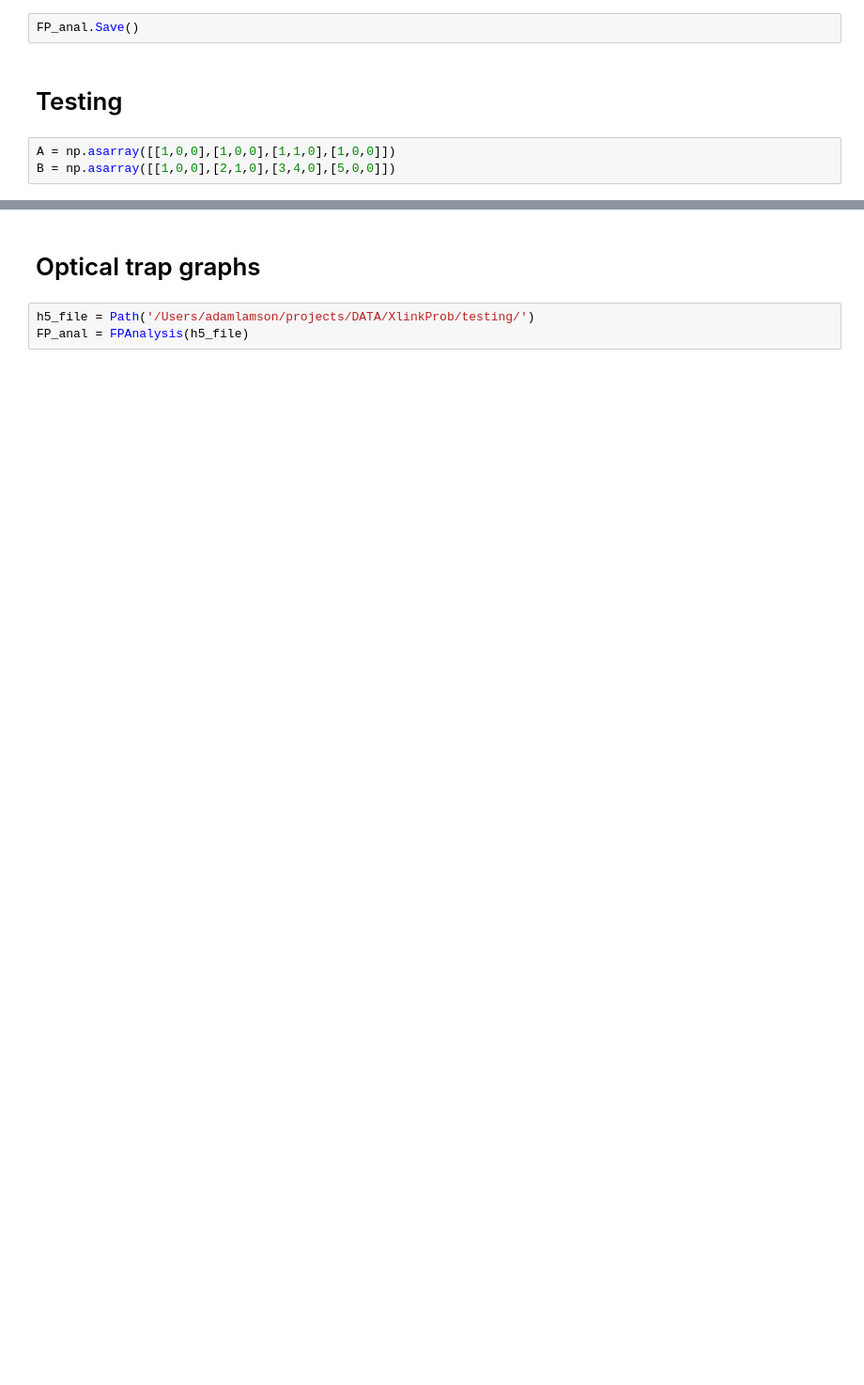
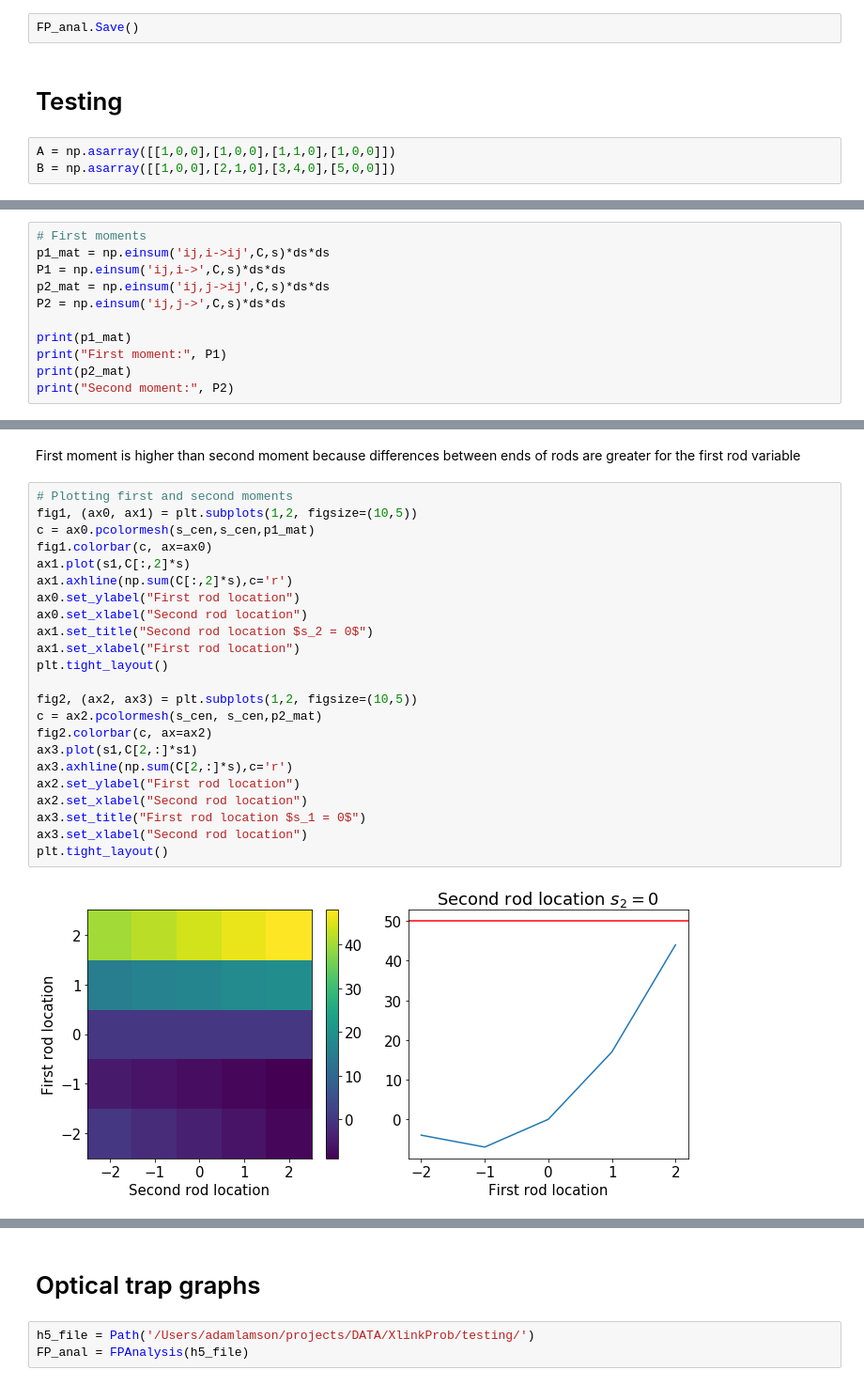
Before and after one commit to lamsoa729/FoXlink, a Jupyter notebook: notebooks/FP_graph_prototypes.ipynb, the cells around one changed output, grey strips where cells are left out. Shown at 94% size. Saved outputs shown, nothing was run; the diff lists cells and outputs as text; blank space fills up the shorter version.

```diff
--- a/notebooks/FP_graph_prototypes.ipynb
+++ b/notebooks/FP_graph_prototypes.ipynb
@@ -206,0 +225,11 @@ print(np.einsum('ij,ij->i', A, B))
+# %%
+# First moments
+p1_mat = np.einsum('ij,i->ij',C,s)*ds*ds
+P1 = np.einsum('ij,i->',C,s)*ds*ds
+p2_mat = np.einsum('ij,j->ij',C,s)*ds*ds
+P2 = np.einsum('ij,j->',C,s)*ds*ds
+
+print(p1_mat)
+print("First moment:", P1)
+print(p2_mat)
+print("Second moment:", P2)
@@ -206,0 +249,27 @@ print(np.einsum('ij,ij->i', A, B))
+# %% [markdown]
+First moment is higher than second moment because differences between ends of rods are greater for the first rod variable
+# %%
+# Plotting first and second moments
+fig1, (ax0, ax1) = plt.subplots(1,2, figsize=(10,5))
+c = ax0.pcolormesh(s_cen,s_cen,p1_mat)
+fig1.colorbar(c, ax=ax0)
+ax1.plot(s1,C[:,2]*s)
+ax1.axhline(np.sum(C[:,2]*s),c='r')
+ax0.set_ylabel("First rod location")
+ax0.set_xlabel("Second rod location")
+ax1.set_title("Second rod location $s_2 = 0$")
+ax1.set_xlabel("First rod location")
+plt.tight_layout()
+
+fig2, (ax2, ax3) = plt.subplots(1,2, figsize=(10,5))
+c = ax2.pcolormesh(s_cen, s_cen,p2_mat)
+fig2.colorbar(c, ax=ax2)
+ax3.plot(s1,C[2,:]*s1)
+ax3.axhline(np.sum(C[2,:]*s),c='r')
+ax2.set_ylabel("First rod location")
+ax2.set_xlabel("Second rod location")
+ax3.set_title("First rod location $s_1 = 0$")
+ax3.set_xlabel("Second rod location")
+plt.tight_layout()
+# %% [output]
+[figure, added]
```
Also changed, not shown: parts of 14 cells of this notebook, 11 other files.
